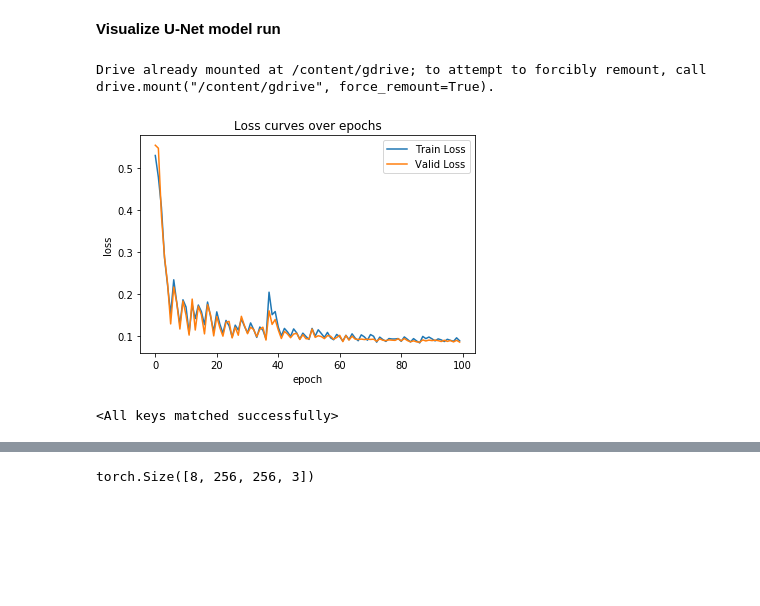
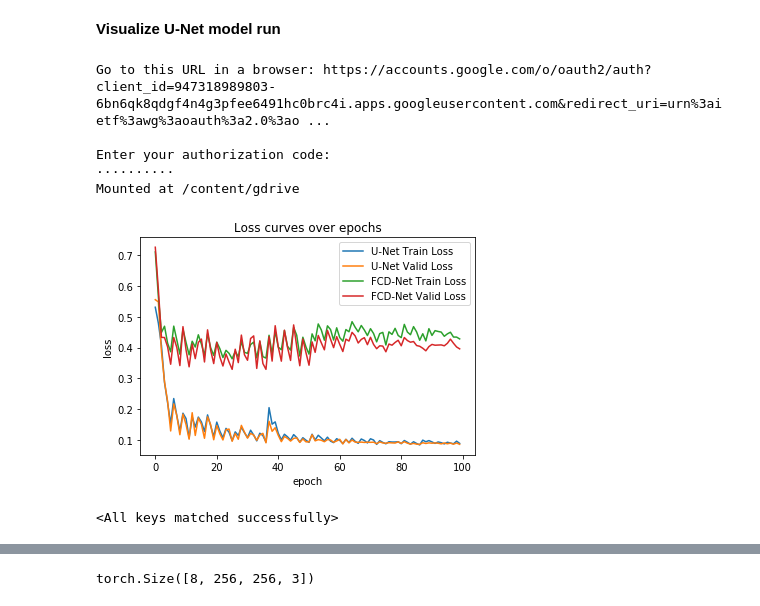
Before and after one commit to tuanle618/image-segmentation, a Jupyter notebook: vis-results.ipynb, the cells around one changed output, grey strips where cells are left out. Cells and saved outputs as stored; diff of their text form; code cells hidden in the pictures; blank space fills up the shorter version.

```diff
--- a/vis-results.ipynb
+++ b/vis-results.ipynb
@@ -3,10 +3,13 @@
 # %%
 from google.colab import drive
 # %%
-#@title
-drive.mount('/content/gdrive')
+drive.mount("/content/gdrive", force_remount=True)
 # %% [output]
-Drive already mounted at /content/gdrive; to attempt to forcibly remount, call drive.mount("/content/gdrive", force_remount=True).
+Go to this URL in a browser: https://accounts.google.com/o/oauth2/auth?client_id=947318989803-6bn6qk8qdgf4n4g3pfee6491hc0brc4i.apps.googleusercontent.com&redirect_uri=urn%3aietf%3awg%3aoauth%3a2.0%3ao ...
+
+Enter your authorization code:
+··········
+Mounted at /content/gdrive
 # %%
 import os
 os.chdir('gdrive/My Drive/image-segmentation')
@@ -14,17 +17,22 @@ os.chdir('gdrive/My Drive/image-segmentation')
 import json
 
 with open('results/unet/all_scalars.json') as json_file:
-    data = json.load(json_file)
+    data_unet = json.load(json_file)
+with open('results/fcdnet/all_scalars.json') as json_file:
+    data_fcdnet = json.load(json_file)
 # %%
 import matplotlib.pyplot as plt
-plt.plot(data['loss_train'], label='Train Loss')
-plt.plot(data['loss_valid'], label='Valid Loss')
+%matplotlib inline
+plt.plot(data_unet['loss_train'], label='U-Net Train Loss')
+plt.plot(data_unet['loss_valid'], label='U-Net Valid Loss')
+plt.plot(data_fcdnet['loss_train'], label='FCD-Net Train Loss')
+plt.plot(data_fcdnet['loss_valid'], label='FCD-Net Valid Loss')
 plt.xlabel('epoch')
 plt.ylabel('loss')
 plt.title('Loss curves over epochs')
 plt.legend()
 plt.show()
 # %% [output]
-[figure, old version]
+[figure, new version]
 # %%
 import torch
@@ -35,8 +45,12 @@ from unet.model import UNet
-# %%
-model = UNet()
-model.load_state_dict(state_dicts['model_state_dict'])
-# %% [output]
-<All keys matched successfully>
+# %%
+unet_model = UNet(in_channels=3, n_classes=1)
+unet_model.load_state_dict(state_dicts_unet['model_state_dict'])
+
+fcdnet_model = FCDenseNet(in_channels=3, n_classes=1, n_filter_first_conv=48,
+                 n_pool=4, growth_rate=8, n_layers_per_block=3, dropout_p=0.2)
+fcdnet_model.load_state_dict(state_dicts_fcdnet['model_state_dict'])
+# %% [output]
+<All keys matched successfully>
 # %%
 import numpy as np
 ## load training set with images and masks
```
Also changed, not shown: parts of 38 cells of this notebook, 3 other files.
